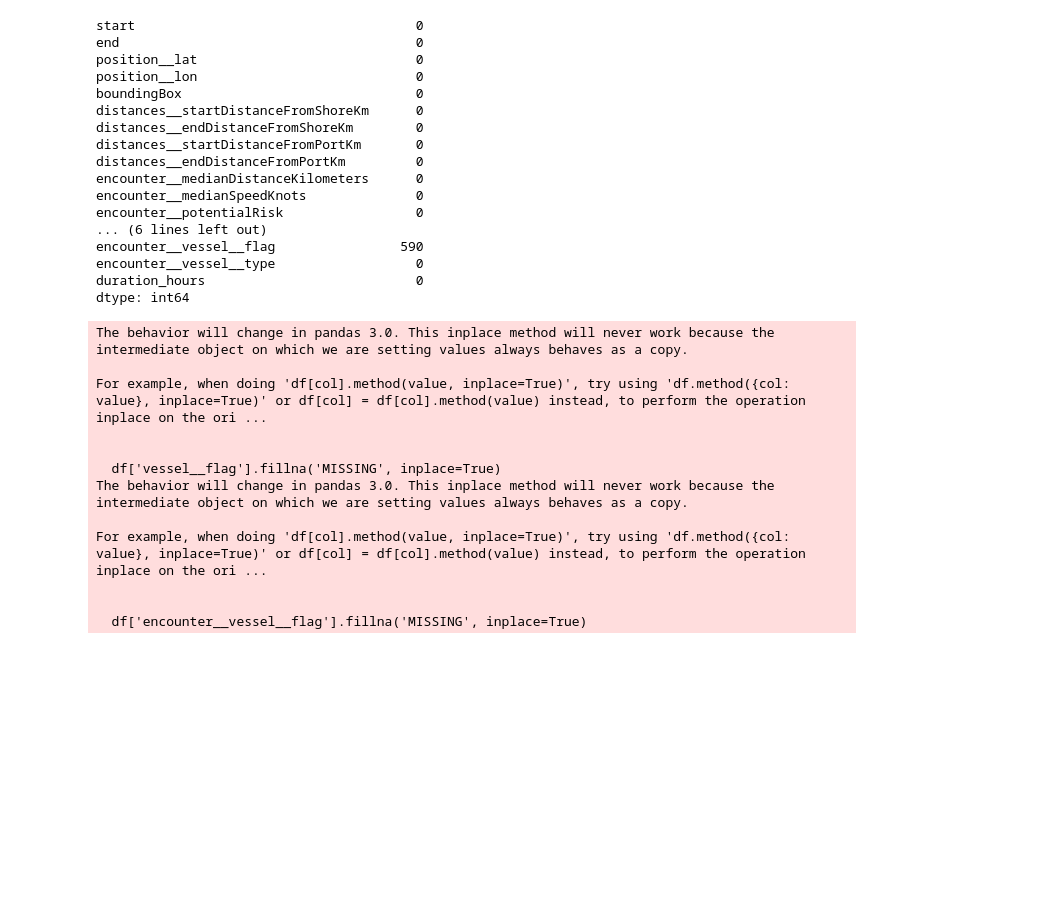
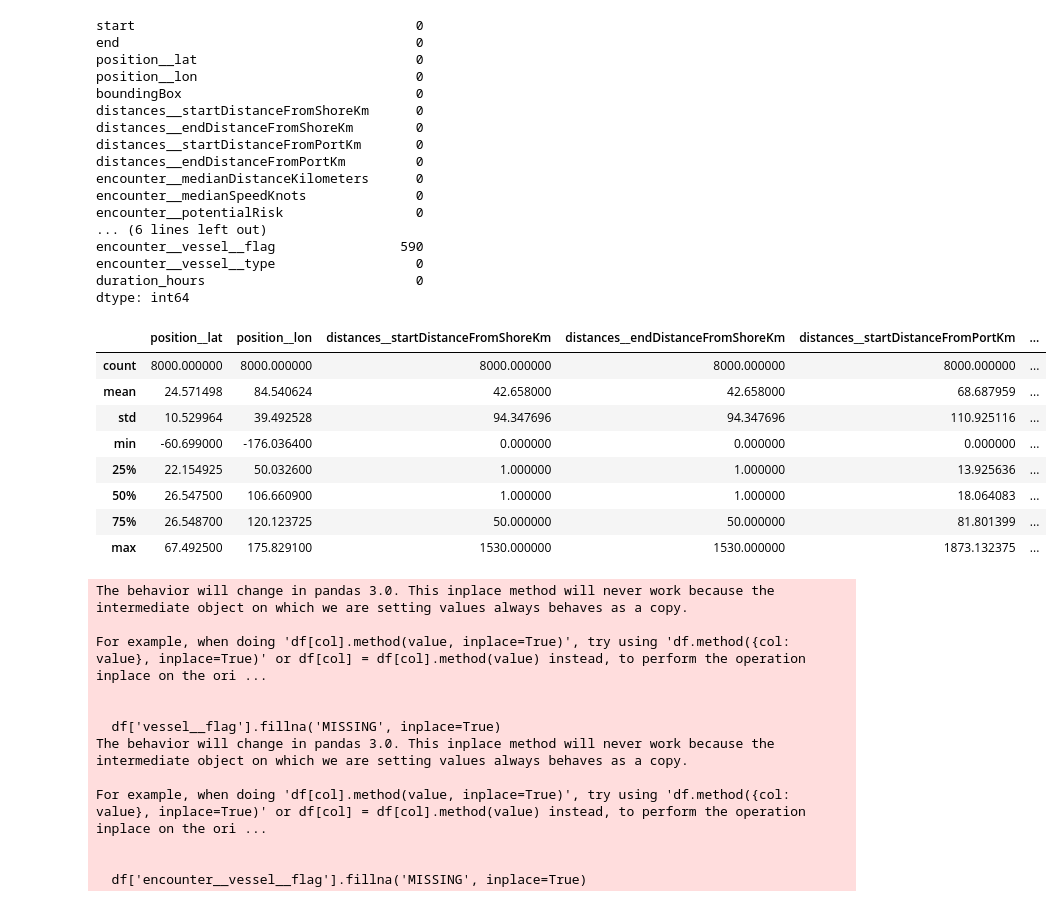
Before and after one commit to zuweii/datamining, a Jupyter notebook: collision.ipynb, the cells around one changed output. Drawn from its saved outputs; the diff is of its cells as text; code cells hidden in the pictures; blank space fills up the shorter version.

```diff
--- a/collision.ipynb
+++ b/collision.ipynb
@@ -100,6 +100,18 @@ encounter__vessel__flag                590
 encounter__vessel__type                  0
 duration_hours                           0
 dtype: int64
+# %%
+df.describe()
+# %% [output]
+|  | position__lat | position__lon | distances__startDistanceFromShoreKm | distances__endDistanceFromShoreKm | distances__startDistanceFromPortKm | ... |
+| count | 8000.000000 | 8000.000000 | 8000.000000 | 8000.000000 | 8000.000000 | ... |
+| mean | 24.571498 | 84.540624 | 42.658000 | 42.658000 | 68.687959 | ... |
+| std | 10.529964 | 39.492528 | 94.347696 | 94.347696 | 110.925116 | ... |
+| min | -60.699000 | -176.036400 | 0.000000 | 0.000000 | 0.000000 | ... |
+| 25% | 22.154925 | 50.032600 | 1.000000 | 1.000000 | 13.925636 | ... |
+| 50% | 26.547500 | 106.660900 | 1.000000 | 1.000000 | 18.064083 | ... |
+| 75% | 26.548700 | 120.123725 | 50.000000 | 50.000000 | 81.801399 | ... |
+| max | 67.492500 | 175.829100 | 1530.000000 | 1530.000000 | 1873.132375 | ... |
 # %%
 # replace NaN flag with 'MISSING'; not dropping because it's may be a useful feature
 df['vessel__flag'].fillna('MISSING', inplace=True)
```
Also changed, not shown: parts of 35 cells of this notebook, 1 other file.
